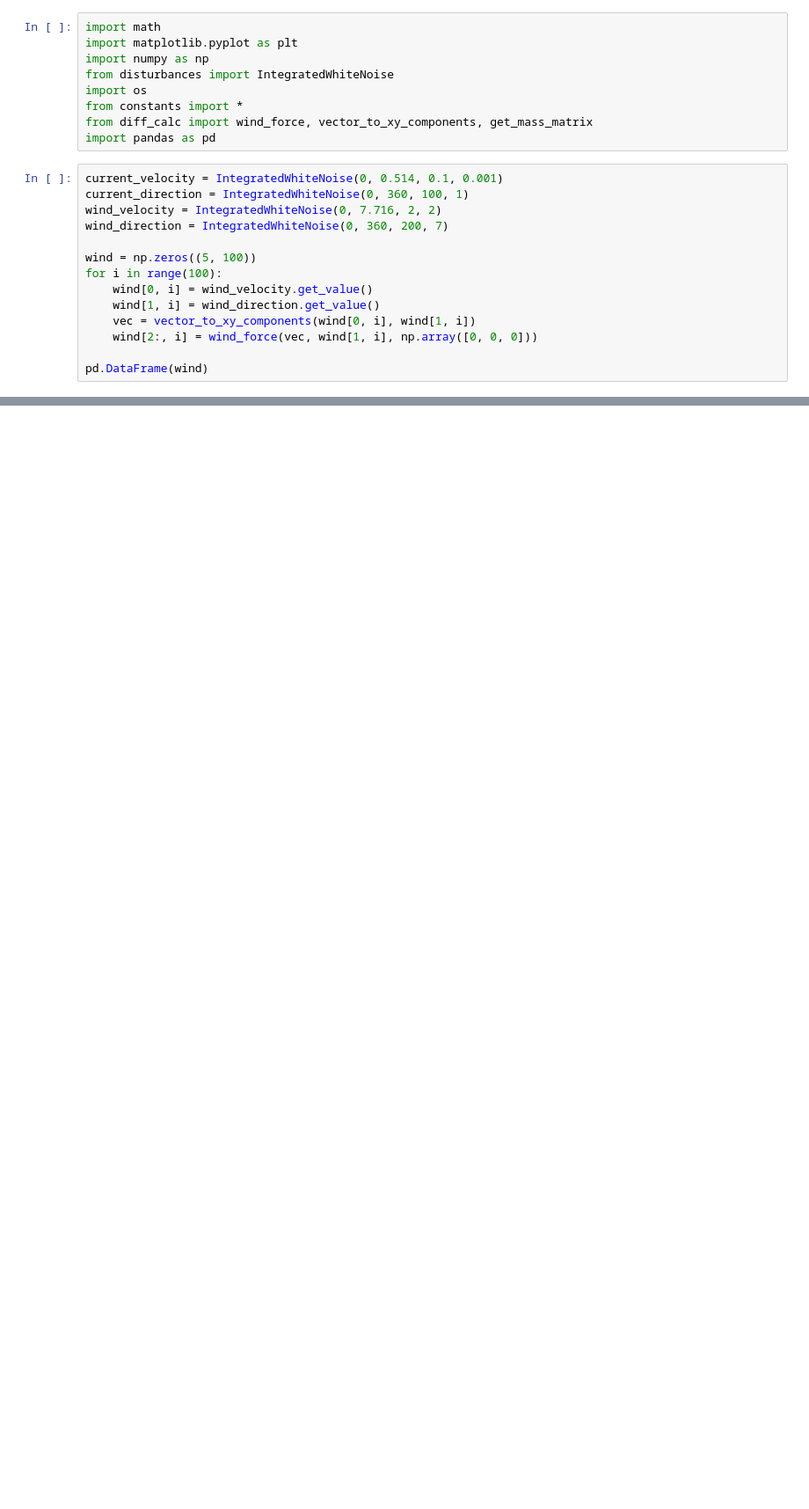
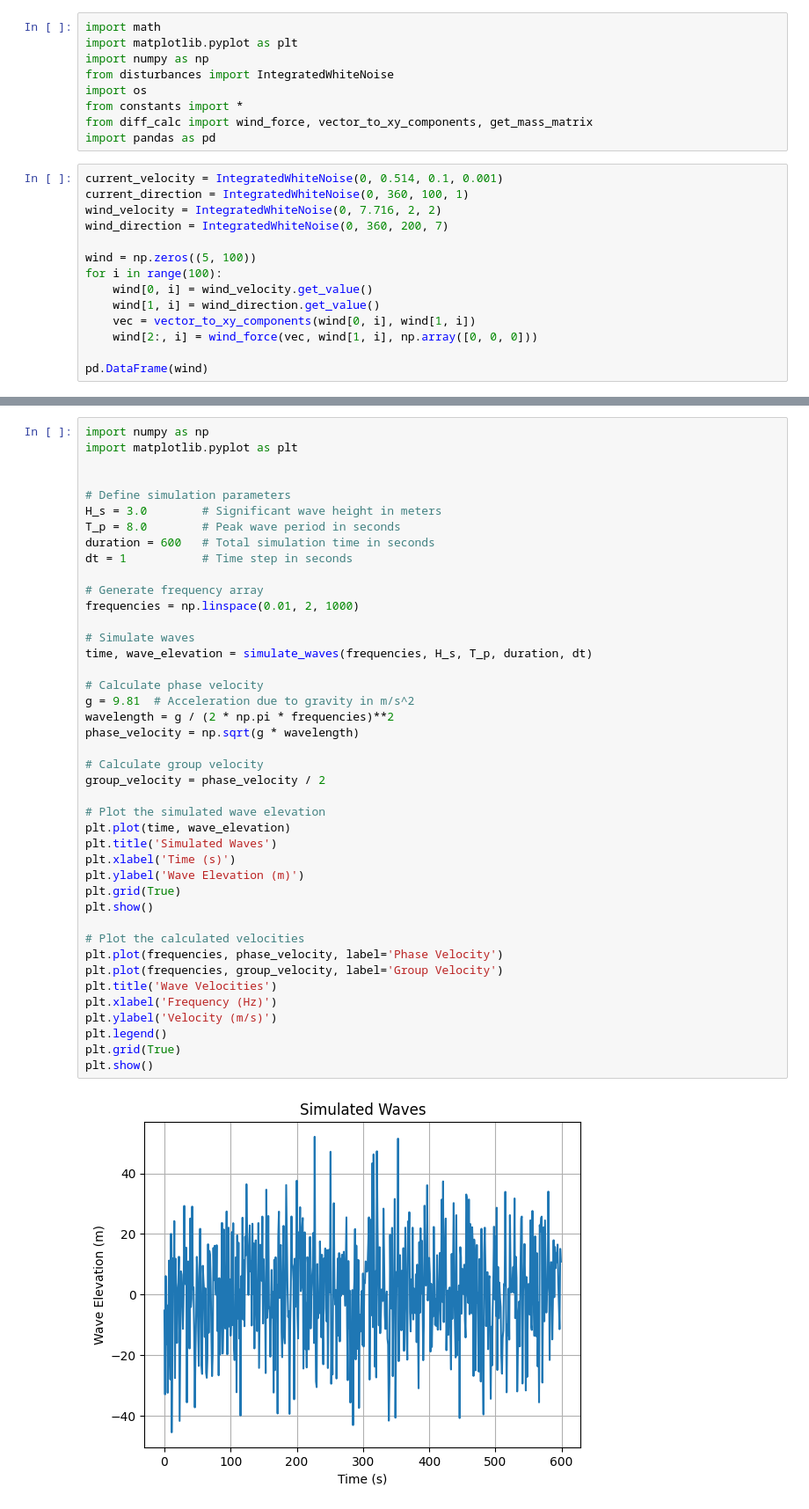
Before and after one commit to g-poulos/usv_controller, a Jupyter notebook: sim_scripts/test.ipynb, the cells around one changed output, grey strips where cells are left out. Shown at 88% size. Drawn from its saved outputs; the diff is of its cells as text; blank space fills up the shorter version.

```diff
--- a/sim_scripts/test.ipynb
+++ b/sim_scripts/test.ipynb
@@ -83,0 +129,44 @@ plt.show()
+# %%
+import numpy as np
+import matplotlib.pyplot as plt
+
+
+# Define simulation parameters
+H_s = 3.0        # Significant wave height in meters
+T_p = 8.0        # Peak wave period in seconds
+duration = 600   # Total simulation time in seconds
+dt = 1           # Time step in seconds
+
+# Generate frequency array
+frequencies = np.linspace(0.01, 2, 1000)
+
+# Simulate waves
+time, wave_elevation = simulate_waves(frequencies, H_s, T_p, duration, dt)
+
+# Calculate phase velocity
+g = 9.81  # Acceleration due to gravity in m/s^2
+wavelength = g / (2 * np.pi * frequencies)**2
+phase_velocity = np.sqrt(g * wavelength)
+
+# Calculate group velocity
+group_velocity = phase_velocity / 2
+
+# Plot the simulated wave elevation
+plt.plot(time, wave_elevation)
+plt.title('Simulated Waves')
+plt.xlabel('Time (s)')
+plt.ylabel('Wave Elevation (m)')
+plt.grid(True)
+plt.show()
+
+# Plot the calculated velocities
+plt.plot(frequencies, phase_velocity, label='Phase Velocity')
+plt.plot(frequencies, group_velocity, label='Group Velocity')
+plt.title('Wave Velocities')
+plt.xlabel('Frequency (Hz)')
+plt.ylabel('Velocity (m/s)')
+plt.legend()
+plt.grid(True)
+plt.show()
+# %% [output]
+[figure, added]
```
Also changed, not shown: parts of 7 cells of this notebook.
